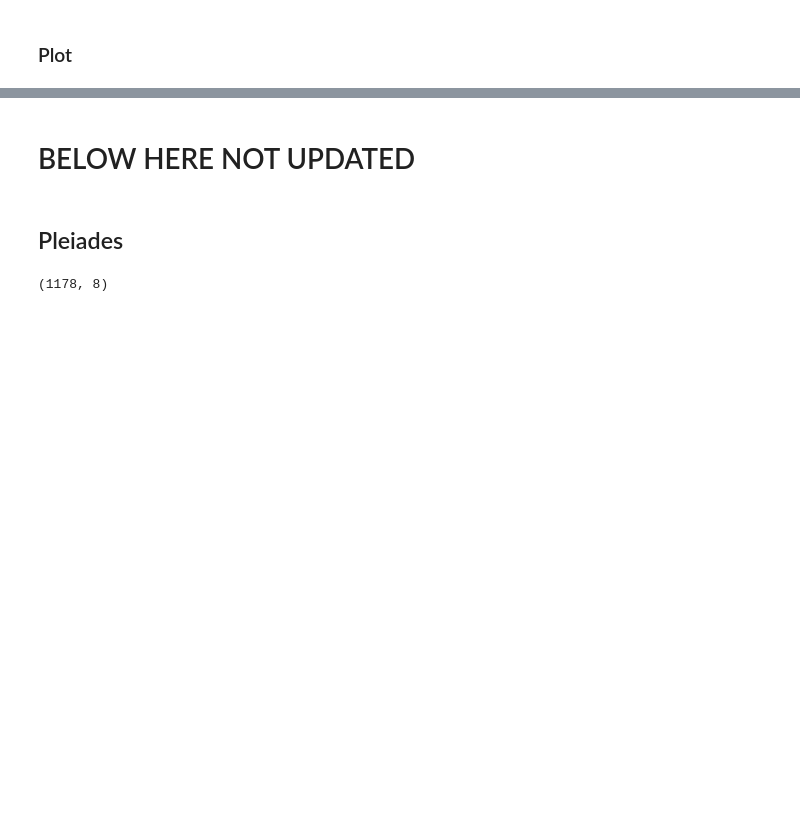
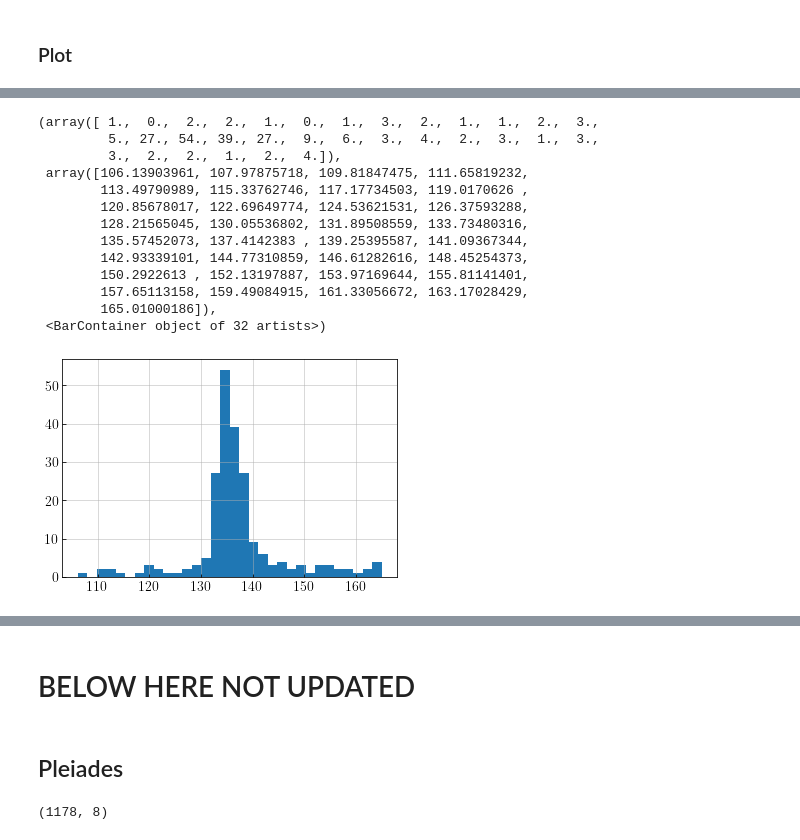
Before and after one commit to d-sanfratello/starcluster, a Jupyter notebook: figaro-starclusters.ipynb, the cells around one changed output, grey strips where cells are left out. Drawn from its saved outputs; the diff is of its cells as text; code cells hidden in the pictures; blank space fills up the shorter version.

```diff
--- a/figaro-starclusters.ipynb
+++ b/figaro-starclusters.ipynb
@@ -95,0 +329,22 @@ fig.savefig(f'pleiades-kin+phot-{n_alot}.pdf', format='pdf')
+# %%
+dist = data_cart['x']**2 + data_cart['y']**2 + data_cart['z']**2
+dist = np.sqrt(dist)
+# %%
+fig2 = plt.figure()
+ax = fig2.gca()
+ax.hist(dist, bins=32)
+# %% [output]
+(array([ 1.,  0.,  2.,  2.,  1.,  0.,  1.,  3.,  2.,  1.,  1.,  2.,  3.,
+         5., 27., 54., 39., 27.,  9.,  6.,  3.,  4.,  2.,  3.,  1.,  3.,
+         3.,  2.,  2.,  1.,  2.,  4.]),
+ array([106.13903961, 107.97875718, 109.81847475, 111.65819232,
+        113.49790989, 115.33762746, 117.17734503, 119.0170626 ,
+        120.85678017, 122.69649774, 124.53621531, 126.37593288,
+        128.21565045, 130.05536802, 131.89508559, 133.73480316,
+        135.57452073, 137.4142383 , 139.25395587, 141.09367344,
+        142.93339101, 144.77310859, 146.61282616, 148.45254373,
+        150.2922613 , 152.13197887, 153.97169644, 155.81141401,
+        157.65113158, 159.49084915, 161.33056672, 163.17028429,
+        165.01000186]),
+ <BarContainer object of 32 artists>)
+[figure, added]
```
Also changed, not shown: parts of 25 cells of this notebook.
